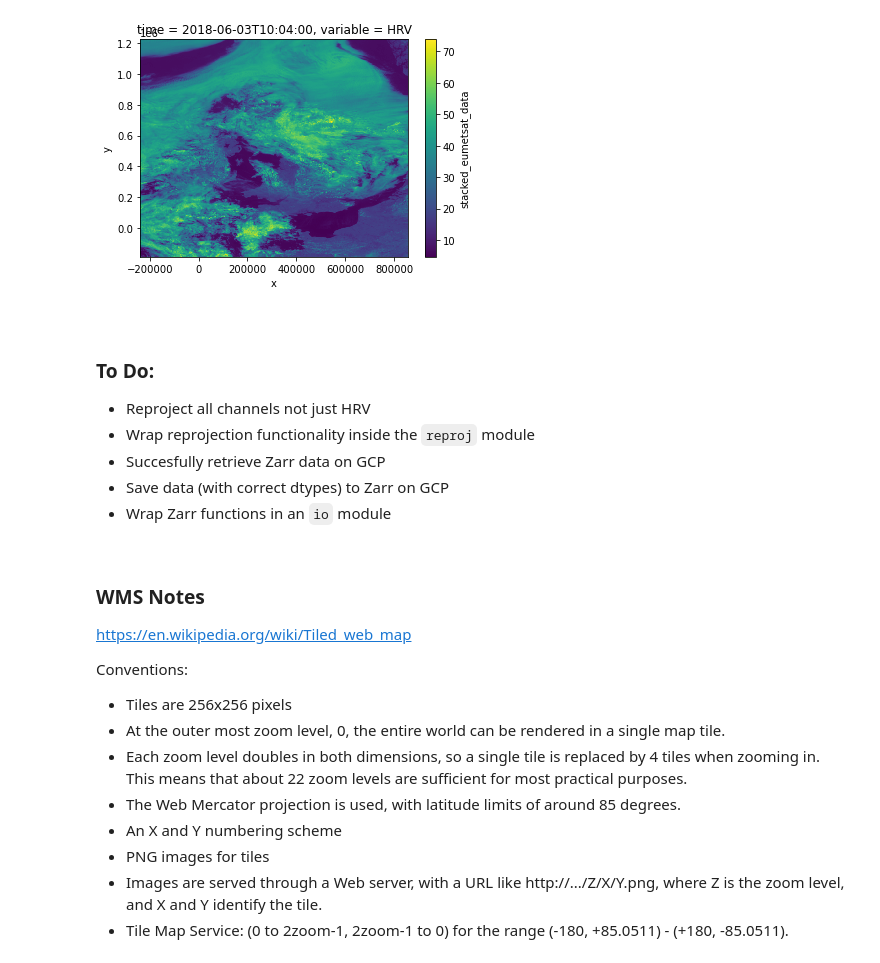
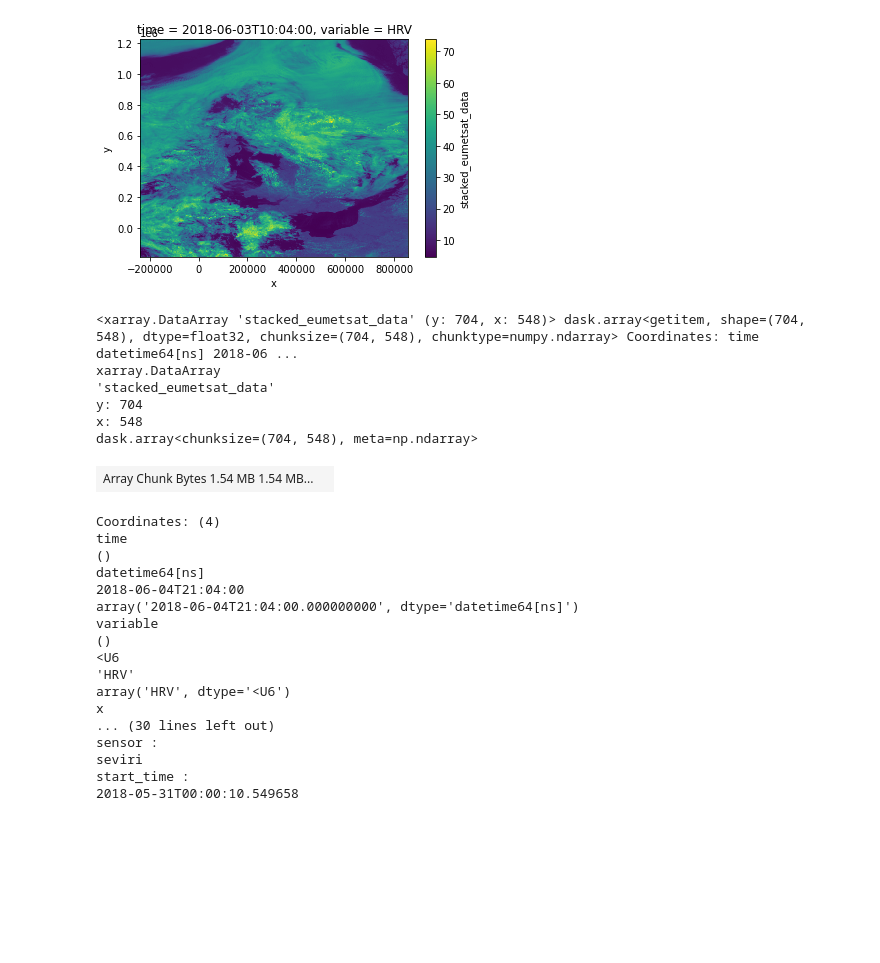
Before and after one commit to openclimatefix/Satip, a Jupyter notebook: nbs/03_zarr.ipynb, the cells around one changed output. Cells and saved outputs as stored; diff of their text form; code cells hidden in the pictures; blank space fills up the shorter version.

```diff
--- a/nbs/03_zarr.ipynb
+++ b/nbs/03_zarr.ipynb
@@ -71,29 +71,30 @@ da_sample.plot()
 # %% [output]
 <matplotlib.collections.QuadMesh at 0x...>
 [figure]
-# %% [markdown]
-<br>
-
-### To Do:
-
-* Reproject all channels not just HRV
-* Wrap reprojection functionality inside the `reproj` module
-* Succesfully retrieve Zarr data on GCP
-* Save data (with correct dtypes) to Zarr on GCP
-* Wrap Zarr functions in an `io` module
-
-<br>
-
-### WMS Notes
-
-https://en.wikipedia.org/wiki/Tiled_web_map
-
-Conventions:
-* Tiles are 256x256 pixels
-* At the outer most zoom level, 0, the entire world can be rendered in a single map tile.
-* Each zoom level doubles in both dimensions, so a single tile is replaced by 4 tiles when zooming in. This means that about 22 zoom levels are sufficient for most practical purposes.
-* The Web Mercator projection is used, with latitude limits of around 85 degrees.
-* An X and Y numbering scheme
-* PNG images for tiles
-* Images are served through a Web server, with a URL like http://.../Z/X/Y.png, where Z is the zoom level, and X and Y identify the tile.
-* Tile Map Service: (0 to 2zoom-1, 2zoom-1 to 0) for the range (-180, +85.0511) - (+180, -85.0511).
+# %%
+da_sample
+# %% [output]
+<xarray.DataArray 'stacked_eumetsat_data' (y: 704, x: 548)> dask.array<getitem, shape=(704, 548), dtype=float32, chunksize=(704, 548), chunktype=numpy.ndarray> Coordinates: time datetime64[ns] 2018-06 ...
+xarray.DataArray
+'stacked_eumetsat_data'
+y: 704
+x: 548
+dask.array<chunksize=(704, 548), meta=np.ndarray>
+| Array Chunk Bytes 1.54 MB 1.54 MB... |  |
+Coordinates: (4)
+time
+()
+datetime64[ns]
+2018-06-04T21:04:00
+array('2018-06-04T21:04:00.000000000', dtype='datetime64[ns]')
+variable
+()
+<U6
+'HRV'
+array('HRV', dtype='<U6')
+x
+... (30 lines left out)
+sensor :
+seviri
+start_time :
+2018-05-31T00:00:10.549658
```
Also changed, not shown: parts of 2 cells of this notebook, 3 other files.
